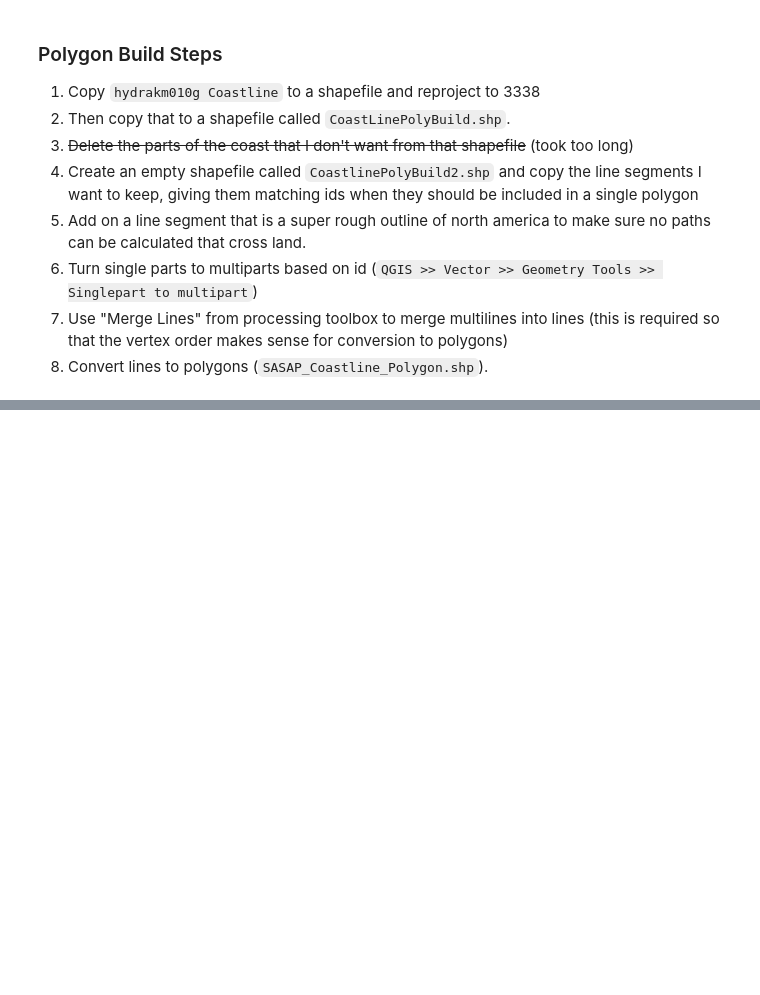
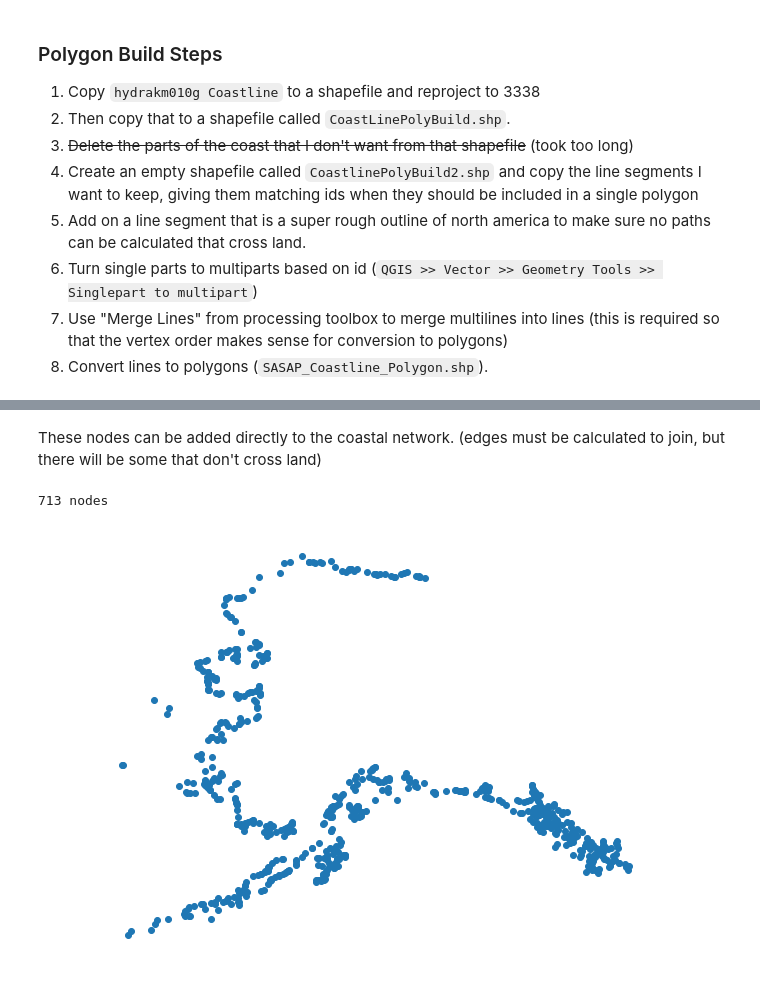
Before and after one commit to jkibele/pyriv, a Jupyter notebook: notebooks/SASAP_Network_Build/Overview.ipynb, the cells around one changed output, grey strips where cells are left out. Cells and saved outputs as stored; diff of their text form; code cells hidden in the pictures; blank space fills up the shorter version.

```diff
--- a/notebooks/SASAP_Network_Build/Overview.ipynb
+++ b/notebooks/SASAP_Network_Build/Overview.ipynb
@@ -45,0 +114,4 @@ So, we'll need to convert it to a polygon. That means we'll have to do a bunch o
+# %%
+lndfn = fp('SASAP_coast_poly1000m.shp')
+lndnxfn = fp('SASAP_coast1000m.gpickle')
+lnddf = gpd.read_file(lndfn)
@@ -45,0 +120,3 @@ So, we'll need to convert it to a polygon. That means we'll have to do a bunch o
+# %%
+%%time
+rgr = rgl.RiverGraph(data=fp('sasap_rivs_connected.shp'), coastline=lnddf, riv_mouth_buffer=4000)
@@ -45,0 +126,4 @@ So, we'll need to convert it to a polygon. That means we'll have to do a bunch o
+# %%
+rgends = rgr.deadend_gdf()
+# %%
+rgends['end_is_on'] = rgends.within(lnddf.unary_union).map({True: 'Land', False: 'Ocean'})
@@ -45,0 +139,11 @@ So, we'll need to convert it to a polygon. That means we'll have to do a bunch o
+# %% [markdown]
+These nodes can be added directly to the coastal network. (edges must be calculated to join, but there will be some that don't cross land)
+# %%
+figsize(10,10)
+ocean_nodes = rgends.query("end_is_on == 'Ocean'")
+ax = ocean_nodes.plot()
+ax.set_axis_off()
+print "{} nodes".format(len(ocean_nodes))
+# %% [output]
+713 nodes
+[figure, added]
```
Also changed, not shown: parts of 26 cells of this notebook, 3 other files.
